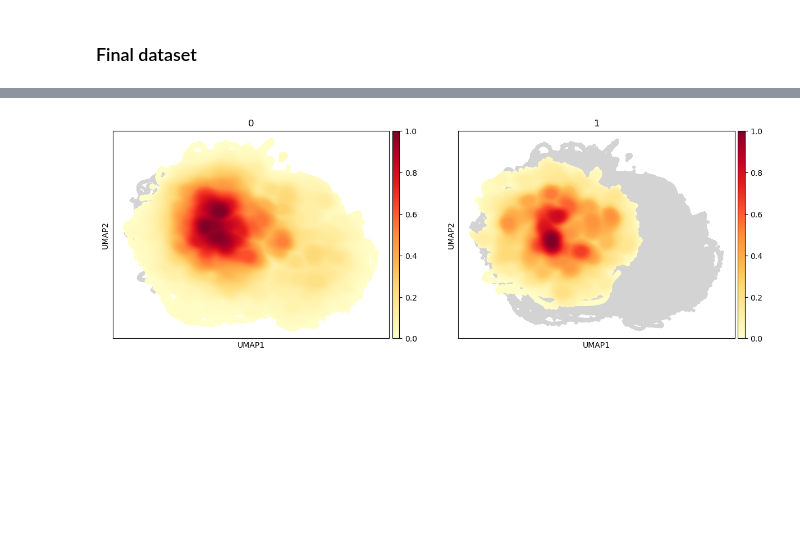
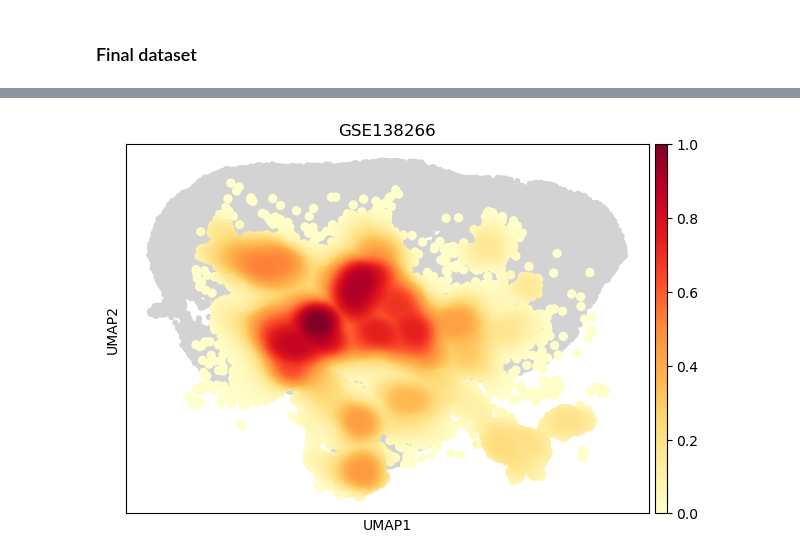
Before and after one commit to multi-omics-integration-for-MS/multi-omics-integration, a Jupyter notebook: 11_BBKNN_GSE239626_GSE138266.ipynb, the cells around one changed output, grey strips where cells are left out. Cells and saved outputs as stored; diff of their text form; code cells hidden in the pictures; blank space fills up the shorter version.

```diff
--- a/11_BBKNN_GSE239626_GSE138266.ipynb
+++ b/11_BBKNN_GSE239626_GSE138266.ipynb
@@ -334,9 +375,9 @@ for adata_results in adata_concat_list:
 # %%
 adata_transcriptomic = adata_ref_GSE239626_new
 
-for subset in adata_concat_list:
+for subset in [adata_csf_ms, adata_pbmc_ms, adata_pbmc_pst, adata_csf_ptc, adata_pbmc_ptc]:
     # estrapolate from dataset only the cells in batch 'GSE138266'
-    subset_GSE138266 = subset[subset.obs['batch'] == 'GSE138266']
+    subset_GSE138266 = subset[subset.obs['dataset'] == 'GSE138266']
 
     # concatenate the transcriptomic dataset with the subset
     adata_transcriptomic = adata_transcriptomic.concatenate(subset_GSE138266, batch_key='batch')
@@ -376,4 +438,4 @@ sc.tl.embedding_density(adata_transcriptomic, groupby='batch')
 # %%
-sc.pl.embedding_density(adata_transcriptomic, groupby = 'batch')
+sc.pl.embedding_density(adata_transcriptomic, groupby = 'dataset')
 # %% [output]
-[figure, old version]
+[figure, new version]
```
Also changed, not shown: parts of 11 cells of this notebook, 2 other files.
